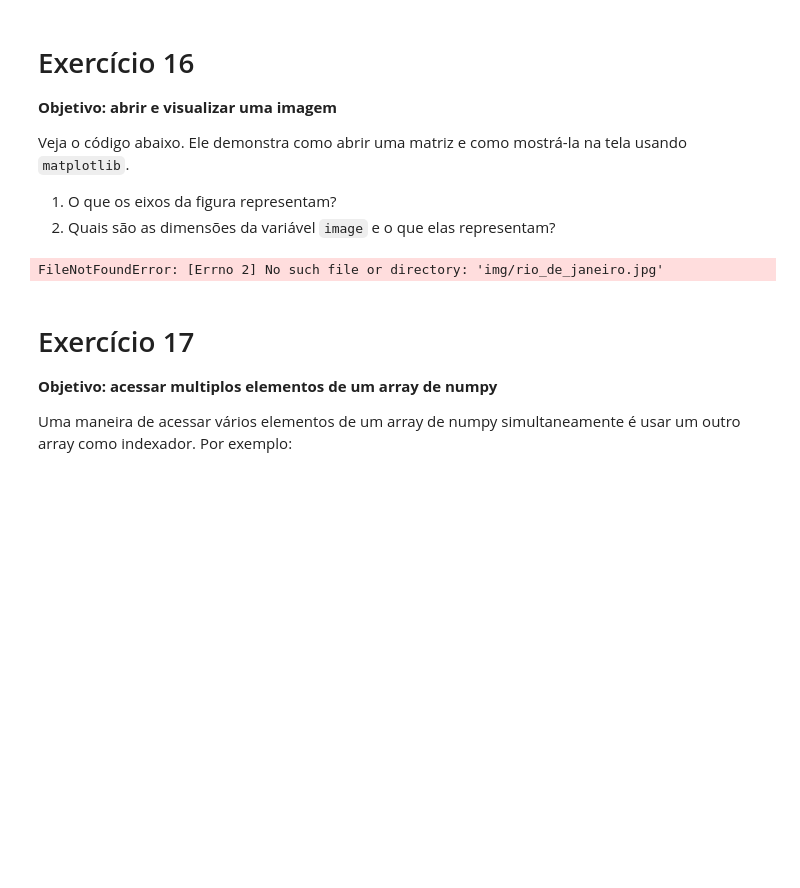
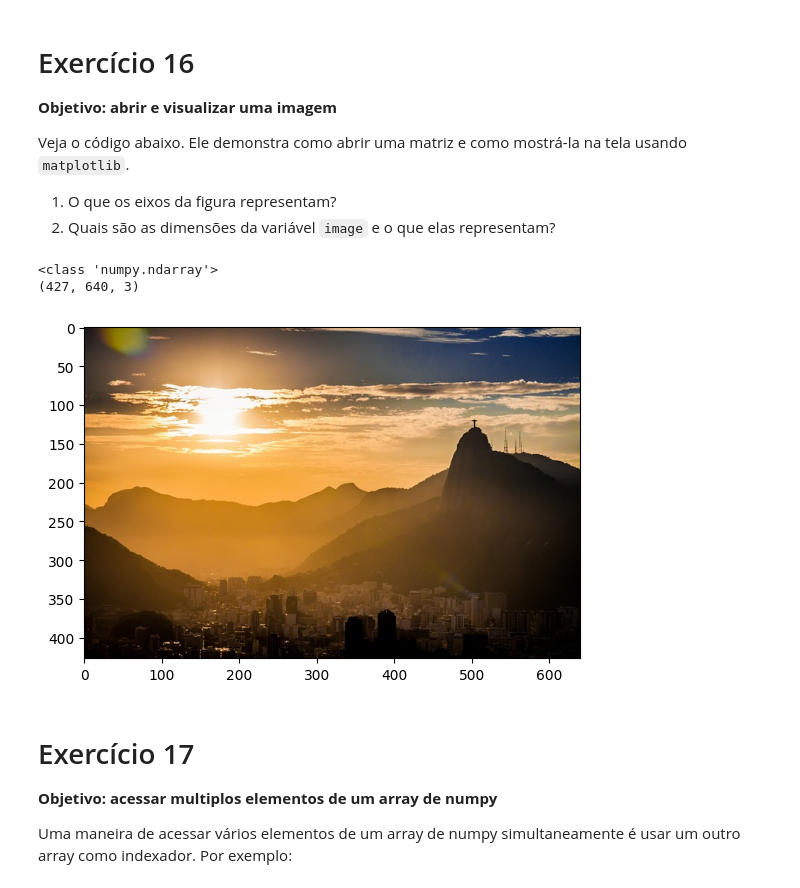
Before and after one commit to alemagno10/alglin-alunos, a Jupyter notebook: 03-geometria_analitica.ipynb, the cells around one changed output. Cells and saved outputs as stored; diff of their text form; code cells hidden in the pictures; blank space fills up the shorter version.

```diff
--- a/03-geometria_analitica.ipynb
+++ b/03-geometria_analitica.ipynb
@@ -653,14 +653,16 @@ Veja o código abaixo. Ele demonstra como abrir uma matriz e como mostrá-la na
 1. O que os eixos da figura representam?
 2. Quais são as dimensões da variável `image` e o que elas representam?
 # %%
-image = mpimg.imread("rio_de_janeiro.jpg")
+image = mpimg.imread("img/rio_de_janeiro.jpg")
 print(type(image))
 print(image.shape)
 plt.figure()
 plt.imshow(image)
 plt.show()
 # %% [output]
-FileNotFoundError: [Errno 2] No such file or directory: 'img/rio_de_janeiro.jpg'
+<class 'numpy.ndarray'>
+(427, 640, 3)
+[figure, added]
 # %% [markdown]
 # Exercício 17
 **Objetivo: acessar multiplos elementos de um array de numpy**
```
Also changed, not shown: parts of 9 cells of this notebook, 16 other files.
